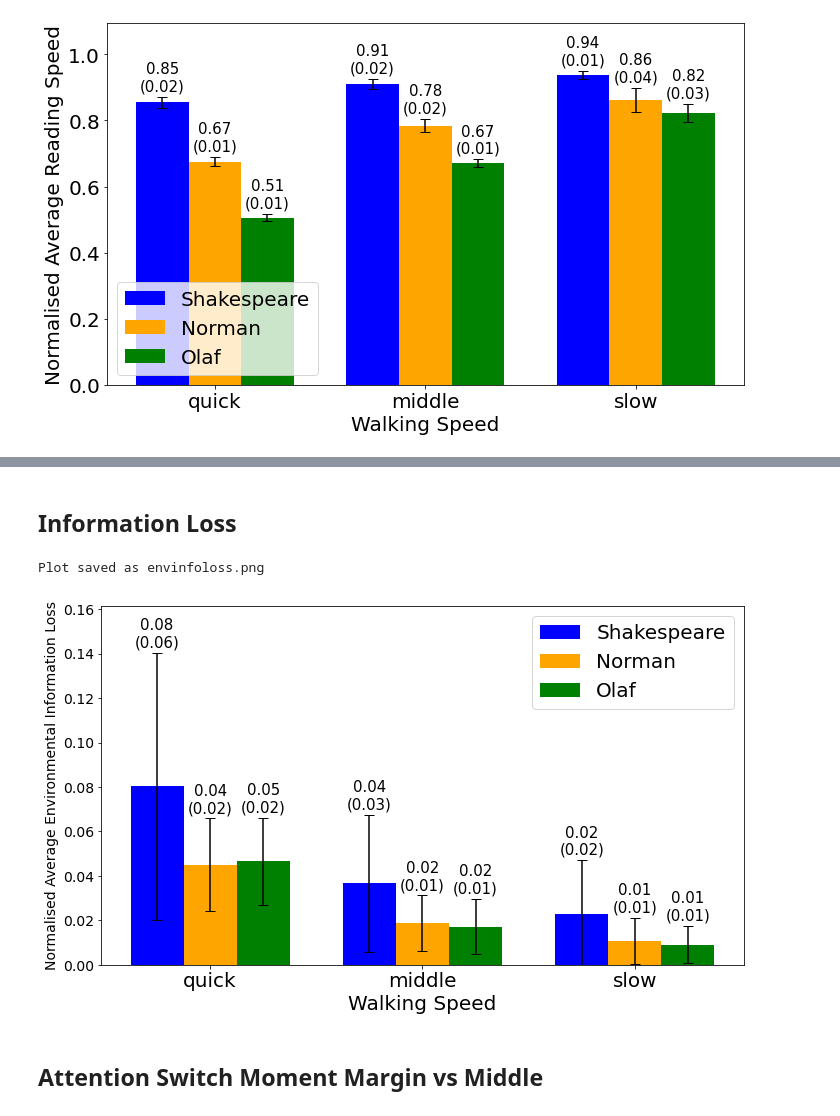
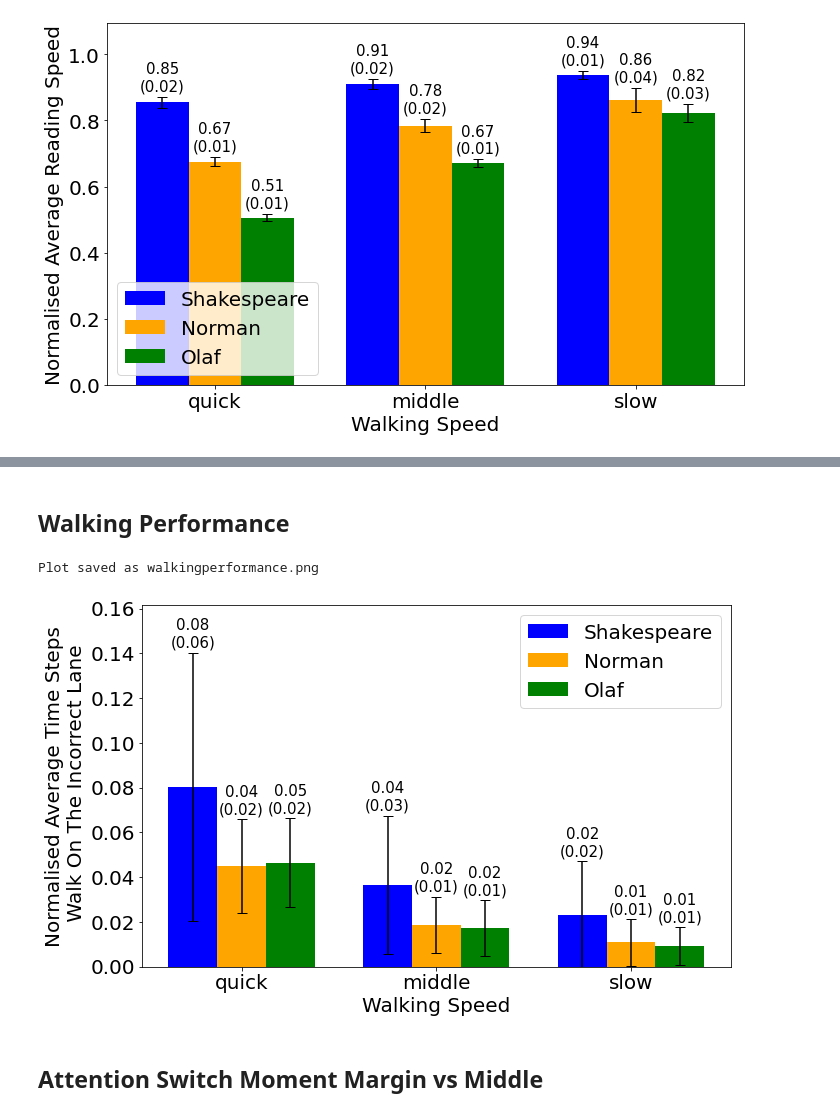
Before and after one commit to BaiYunpeng1949/heads-up-multitasker, a Jupyter notebook: hrl/envs/supervisory_control/results/Figure Drawer Supervisory Control Simulation Results.ipynb, the cells around one changed output, grey strips where cells are left out. Saved outputs shown, nothing was run; the diff lists cells and outputs as text; code cells hidden in the pictures.

Commit message:
0904-huc and hrl-draw a lot of standardised figures, I regulate their patterns.

```diff
--- a/hrl/envs/supervisory_control/results/Figure Drawer Supervisory Control Simulation Results.ipynb
+++ b/hrl/envs/supervisory_control/results/Figure Drawer Supervisory Control Simulation Results.ipynb
@@ -142,7 +142,7 @@ adjust_ylim(ax, all_means, all_sems)
 
 # ax.set_title("Number of Attention Switch Across Different Walking Speed", fontsize=14, fontweight='bold')
 ax.set_xlabel("Walking Speed", fontsize=20)
-ax.set_ylabel("Number of Attention Switches", fontsize=20)
+ax.set_ylabel("Average Number of Attention Shifts", fontsize=20)
 ax.set_xticks(x)
 ax.set_xticklabels(x_labels, fontsize=20)
 ax.tick_params(axis='y', labelsize=20)  # Adjust the fontsize as desired for y-axis
@@ -151,7 +151,7 @@ ax.legend(fontsize=20)
 plt.tight_layout()
 
 # Save the plot to a local file
-output_filename = 'numberattentionswitches.png'
+output_filename = 'numattentionshifts.png'
 plt.savefig(output_filename, dpi=300, bbox_inches='tight')
 print(f'Plot saved as {output_filename}')
 
@@ -320,5 +318,5 @@ means_a, sem_a
 # %% [markdown]
-## Information Loss
+## Walking Performance
 # %%
 # import matplotlib.pyplot as plt
 # import numpy as np
@@ -425,38 +423,38 @@ def annotate_bars(ax, rects, means, stds):
                    (rect.get_x() + rect.get_width() / 2., height + stds[i] + 0.001),
                    ha='center', va='bottom', fontsize=15)
 
 rects_a = ax.bar(x - bar_width, means_a, yerr=std_a, color=colors[0], width=bar_width, label='Shakespeare', capsize=5)
 rects_b = ax.bar(x, means_b, yerr=std_b, color=colors[1], width=bar_width, label='Norman', capsize=5)
 rects_c = ax.bar(x + bar_width, means_c, yerr=std_c, color=colors[2], width=bar_width, label='Olaf', capsize=5)
 
 annotate_bars(ax, rects_a, means_a, std_a)
 annotate_bars(ax, rects_b, means_b, std_b)
 annotate_bars(ax, rects_c, means_c, std_c)
 
 # Adjust y-axis limits
 all_means = means_a + means_b + means_c
 all_stds = std_a + std_b + std_c
 adjust_ylim(ax, all_means, all_stds)
 
 # ax.set_title("Inform Loss Across Different Background Event Update Levels", fontsize=14, fontweight='bold')
 ax.set_xlabel("Walking Speed", fontsize=20)
-ax.set_ylabel("Normalised Average Environmental Information Loss", fontsize=14)
+ax.set_ylabel("Normalised Average Time Steps\n Walk On The Incorrect Lane", fontsize=20)
 ax.set_xticks(x)
 ax.set_xticklabels(x_labels, fontsize=20)
-ax.tick_params(axis='y', labelsize=14)  # Adjust the fontsize as desired for y-axis
+ax.tick_params(axis='y', labelsize=20)  # Adjust the fontsize as desired for y-axis
 
 ax.legend(fontsize=20)
 
 plt.tight_layout()
 
 # Save the plot to a local file
-output_filename = 'envinfoloss.png'
+output_filename = 'walkingperformance.png'
 plt.savefig(output_filename, dpi=300, bbox_inches='tight')
 print(f'Plot saved as {output_filename}')
 plt.show()
 # %% [output]
-Plot saved as envinfoloss.png
+Plot saved as walkingperformance.png
-[figure, old version]
+[figure, new version]
 # %% [markdown]
 ## Attention Switch Moment Margin vs Middle
 # %%
```
Also changed, not shown: parts of 6 cells of this notebook, 9 other files.
